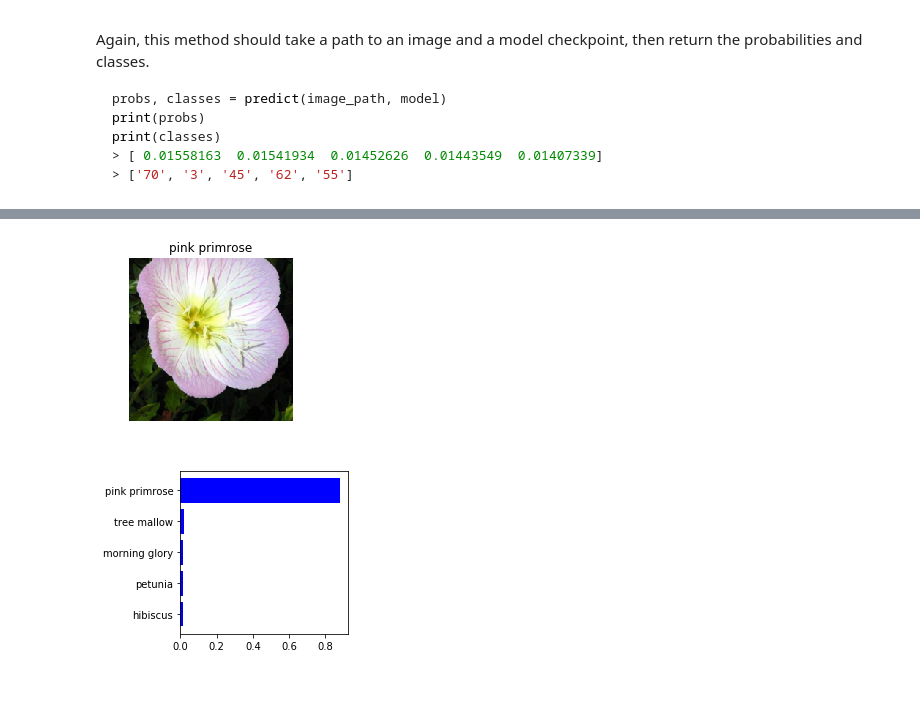
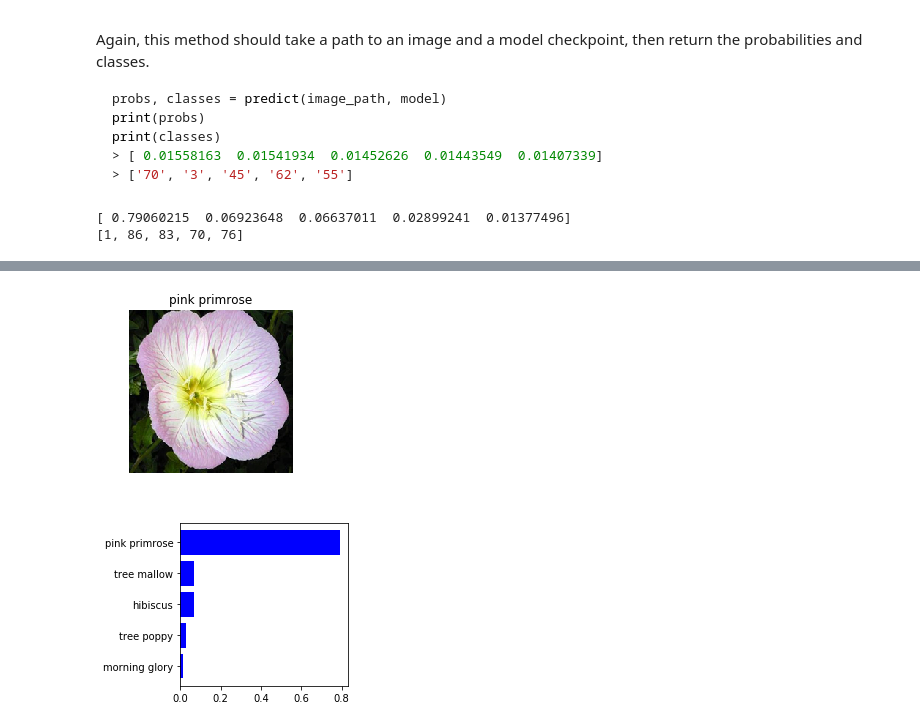
Before and after one commit to kwahid/Create-Your-Own-Image-Classifier, a Jupyter notebook: Image Classifier Project.ipynb, the cells around one changed output, grey strips where cells are left out. Saved outputs shown, nothing was run; the diff lists cells and outputs as text; code cells hidden in the pictures; blank space fills up the shorter version.

Commit message:
Version 3 files after second review

```diff
--- a/Image Classifier Project.ipynb
+++ b/Image Classifier Project.ipynb
@@ -445,21 +445,35 @@ def predict(image_path, model, topk=5):
     # TODO: Implement the code to predict the class from an image file
 
     model.to('cuda')
-    img_torch = process_image(image_path)
+
+    img_torch = Image.open(image_path) # process the image, from reviewer advice
+    img_torch = process_image(img_torch)
+    img_torch = torch.from_numpy(img_torch)
+
     img_torch = img_torch.unsqueeze_(0)
     img_torch = img_torch.float()
 
+
     with torch.no_grad():
-        output = model.forward(img_torch.cuda())
+        output = model.forward(img_torch.cuda()) # use cuda
 
     probability = F.softmax(output.data,dim=1) # use F
 
-    indeces = np.array(probability.topk(topk)[0][0])
+    probs = np.array(probability.topk(topk)[0][0])
 
     index_to_class = {val: key for key, val in model.class_to_idx.items()} # from reviewer advice
     top_classes = [np.int(index_to_class[each]) for each in np.array(probability.topk(topk)[1][0])]
 
-    return indeces, top_classes
+    return probs, top_classes
+# %%
+# sanity check
+img = ('flowers/test/1/image_06743.jpg') # should be primrose, class = 1
+probs, classes = predict(img, model)
+print(probs)
+print(classes)
+# %% [output]
+[ 0.79060215  0.06923648  0.06637011  0.02899241  0.01377496]
+[1, 86, 83, 70, 76]
 # %% [markdown]
 ## Sanity Checking
 
@@ -471,31 +485,31 @@ You can convert from the class integer encoding to actual flower names with the
 # %%
 # TODO: Display an image along with the top 5 classes
 plt.figure(figsize=(3,3))
 #plt.subplot(211)
 
-path = 'flowers/test/1/image_06743.jpg' # pink primrose test
+path = ('flowers/test/1/image_06743.jpg') # pink primrose test
 
-indeces, classes = predict(path, model)
-image = process_image(path)
+probs, classes = predict(path, model)
+image = process_image(Image.open(path)) # need to open with PIL first
 max_index = classes[0]
 
 axs = imshow(image, ax = plt)
 axs.axis('off')
 axs.title(cat_to_name[str(max_index)])
 axs.show()
 
 # following graph is adapted from https://matplotlib.org/gallery/lines_bars_and_markers/barh.html
 plt.figure(figsize=(3,3))
 #plt.subplot(212)
 
 names = [cat_to_name[str(index)] for index in classes]
 y_pos = np.arange(len(names))
-performance = np.array(probabilities[0][0])
+performance = np.array(probs)
 
 plt.barh(y_pos, performance, align='center',
         color='blue')
 plt.yticks(y_pos, names)
 plt.gca().invert_yaxis()  # labels read top-to-bottom
 # %% [output]
-[figure, old version]
+[figure, new version]
-[figure, old version]
+[figure, new version]
```
Also changed, not shown: parts of 2 cells of this notebook, 1 other file.
